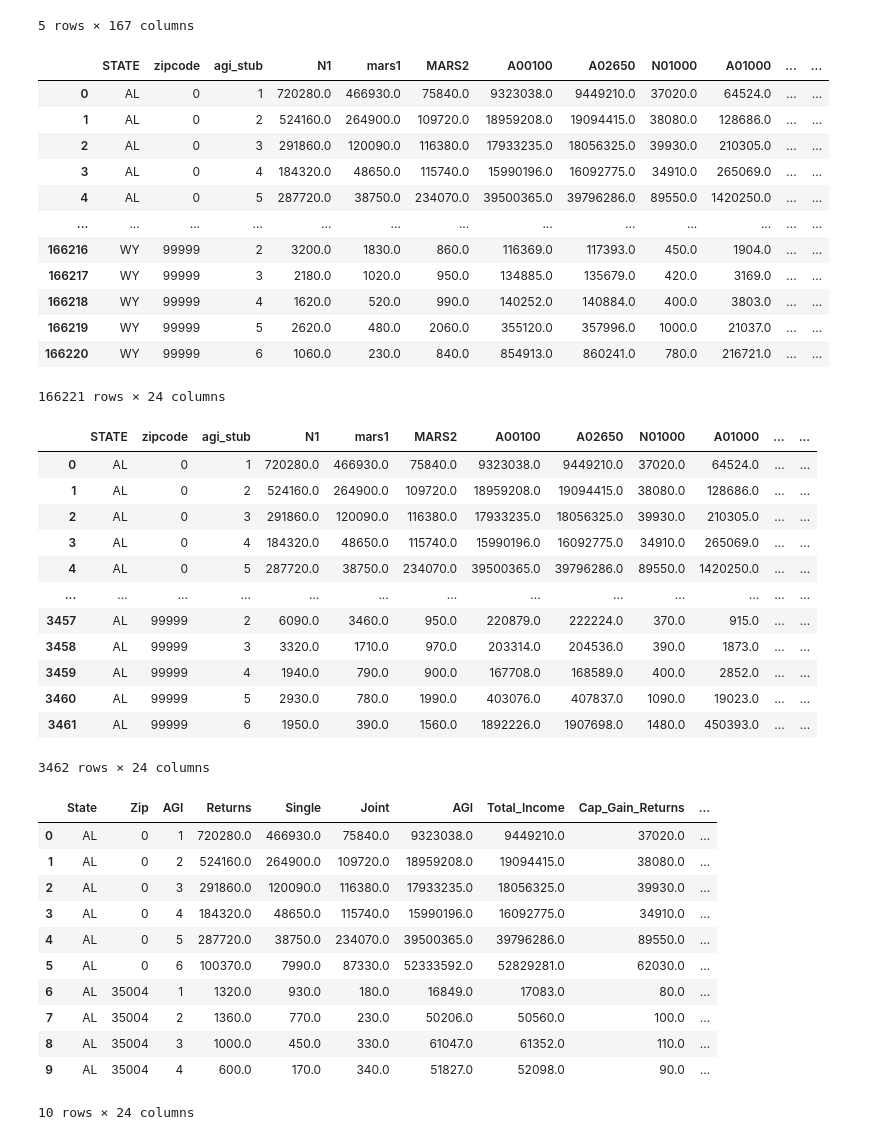
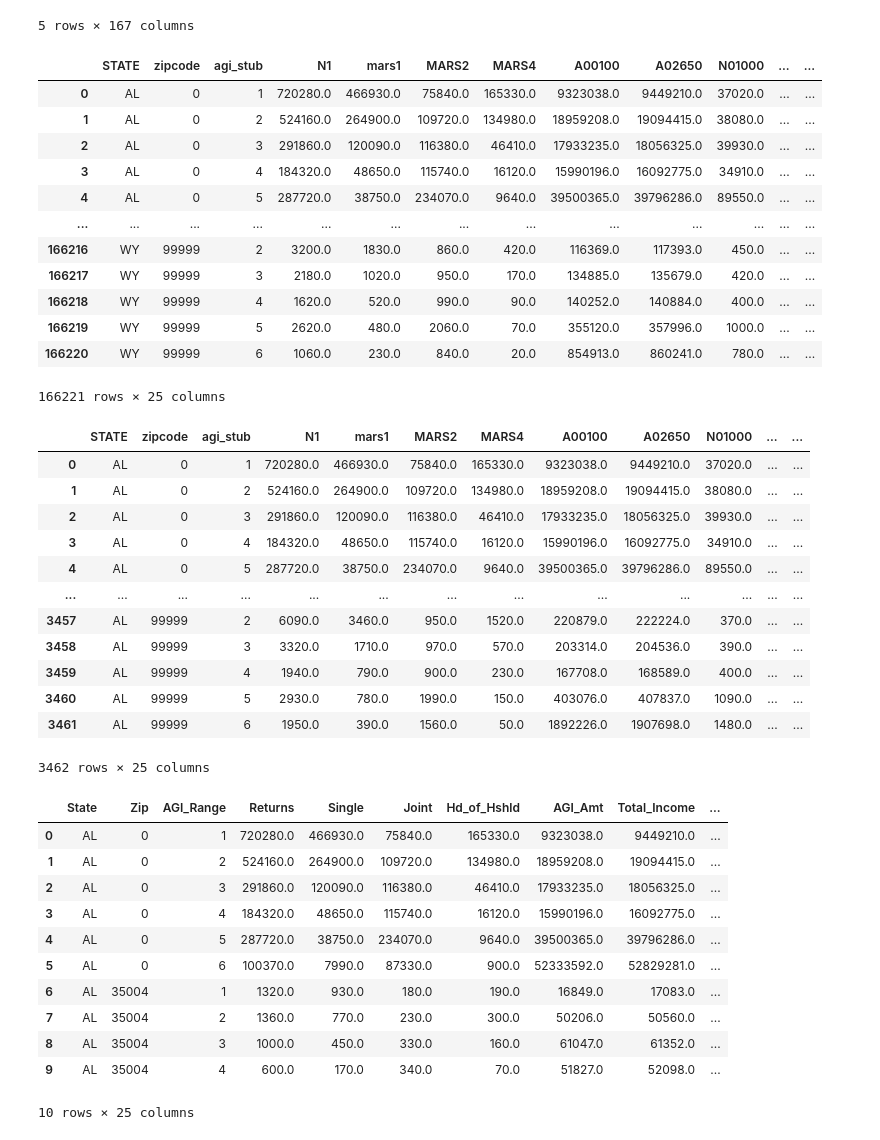
Before and after one commit to HasmigG/TaxAnalysis, a Jupyter notebook: etl_Hasmig.ipynb, the cells around one changed output. Drawn from its saved outputs; the diff is of its cells as text; code cells hidden in the pictures.

```diff
--- a/etl_Hasmig.ipynb
+++ b/etl_Hasmig.ipynb
@@ -13,55 +13,56 @@ df.head()
 5 rows × 167 columns
 # %%
 columns_to_keep = [
-    'STATE', 'zipcode', 'agi_stub', 'N1', 'mars1', 'MARS2',
+    'STATE', 'zipcode', 'agi_stub', 'N1', 'mars1', 'MARS2', 'MARS4',
     'A00100', 'A02650', 'N01000', 'A01000', 'N02910', 'A02910',
     'N04470', 'A04470', 'N17000', 'A17000', 'N18300', 'A18300',
     'N19700', 'A19700', 'N20950', 'A20950', 'N85775', 'A85300'
 ]
 
 df_filtered = df[columns_to_keep]
 df_filtered
 # %% [output]
-|  | STATE | zipcode | agi_stub | N1 | mars1 | MARS2 | A00100 | A02650 | N01000 | A01000 | ... | ... |
-| 0 | AL | 0 | 1 | 720280.0 | 466930.0 | 75840.0 | 9323038.0 | 9449210.0 | 37020.0 | 64524.0 | ... | ... |
-| 1 | AL | 0 | 2 | 524160.0 | 264900.0 | 109720.0 | 18959208.0 | 19094415.0 | 38080.0 | 128686.0 | ... | ... |
-| 2 | AL | 0 | 3 | 291860.0 | 120090.0 | 116380.0 | 17933235.0 | 18056325.0 | 39930.0 | 210305.0 | ... | ... |
-| 3 | AL | 0 | 4 | 184320.0 | 48650.0 | 115740.0 | 15990196.0 | 16092775.0 | 34910.0 | 265069.0 | ... | ... |
-| 4 | AL | 0 | 5 | 287720.0 | 38750.0 | 234070.0 | 39500365.0 | 39796286.0 | 89550.0 | 1420250.0 | ... | ... |
+|  | STATE | zipcode | agi_stub | N1 | mars1 | MARS2 | MARS4 | A00100 | A02650 | N01000 | ... | ... |
+| 0 | AL | 0 | 1 | 720280.0 | 466930.0 | 75840.0 | 165330.0 | 9323038.0 | 9449210.0 | 37020.0 | ... | ... |
+| 1 | AL | 0 | 2 | 524160.0 | 264900.0 | 109720.0 | 134980.0 | 18959208.0 | 19094415.0 | 38080.0 | ... | ... |
+| 2 | AL | 0 | 3 | 291860.0 | 120090.0 | 116380.0 | 46410.0 | 17933235.0 | 18056325.0 | 39930.0 | ... | ... |
+| 3 | AL | 0 | 4 | 184320.0 | 48650.0 | 115740.0 | 16120.0 | 15990196.0 | 16092775.0 | 34910.0 | ... | ... |
+| 4 | AL | 0 | 5 | 287720.0 | 38750.0 | 234070.0 | 9640.0 | 39500365.0 | 39796286.0 | 89550.0 | ... | ... |
 | ... | ... | ... | ... | ... | ... | ... | ... | ... | ... | ... | ... | ... |
-| 166216 | WY | 99999 | 2 | 3200.0 | 1830.0 | 860.0 | 116369.0 | 117393.0 | 450.0 | 1904.0 | ... | ... |
-| 166217 | WY | 99999 | 3 | 2180.0 | 1020.0 | 950.0 | 134885.0 | 135679.0 | 420.0 | 3169.0 | ... | ... |
-| 166218 | WY | 99999 | 4 | 1620.0 | 520.0 | 990.0 | 140252.0 | 140884.0 | 400.0 | 3803.0 | ... | ... |
-| 166219 | WY | 99999 | 5 | 2620.0 | 480.0 | 2060.0 | 355120.0 | 357996.0 | 1000.0 | 21037.0 | ... | ... |
-| 166220 | WY | 99999 | 6 | 1060.0 | 230.0 | 840.0 | 854913.0 | 860241.0 | 780.0 | 216721.0 | ... | ... |
+| 166216 | WY | 99999 | 2 | 3200.0 | 1830.0 | 860.0 | 420.0 | 116369.0 | 117393.0 | 450.0 | ... | ... |
+| 166217 | WY | 99999 | 3 | 2180.0 | 1020.0 | 950.0 | 170.0 | 134885.0 | 135679.0 | 420.0 | ... | ... |
+| 166218 | WY | 99999 | 4 | 1620.0 | 520.0 | 990.0 | 90.0 | 140252.0 | 140884.0 | 400.0 | ... | ... |
+| 166219 | WY | 99999 | 5 | 2620.0 | 480.0 | 2060.0 | 70.0 | 355120.0 | 357996.0 | 1000.0 | ... | ... |
+| 166220 | WY | 99999 | 6 | 1060.0 | 230.0 | 840.0 | 20.0 | 854913.0 | 860241.0 | 780.0 | ... | ... |
-166221 rows × 24 columns
+166221 rows × 25 columns
 # %%
 df_AL = df_filtered.loc[df_filtered['STATE'] == "AL"]
 df_AL
 # %% [output]
-|  | STATE | zipcode | agi_stub | N1 | mars1 | MARS2 | A00100 | A02650 | N01000 | A01000 | ... | ... |
-| 0 | AL | 0 | 1 | 720280.0 | 466930.0 | 75840.0 | 9323038.0 | 9449210.0 | 37020.0 | 64524.0 | ... | ... |
-| 1 | AL | 0 | 2 | 524160.0 | 264900.0 | 109720.0 | 18959208.0 | 19094415.0 | 38080.0 | 128686.0 | ... | ... |
-| 2 | AL | 0 | 3 | 291860.0 | 120090.0 | 116380.0 | 17933235.0 | 18056325.0 | 39930.0 | 210305.0 | ... | ... |
-| 3 | AL | 0 | 4 | 184320.0 | 48650.0 | 115740.0 | 15990196.0 | 16092775.0 | 34910.0 | 265069.0 | ... | ... |
-| 4 | AL | 0 | 5 | 287720.0 | 38750.0 | 234070.0 | 39500365.0 | 39796286.0 | 89550.0 | 1420250.0 | ... | ... |
+|  | STATE | zipcode | agi_stub | N1 | mars1 | MARS2 | MARS4 | A00100 | A02650 | N01000 | ... | ... |
+| 0 | AL | 0 | 1 | 720280.0 | 466930.0 | 75840.0 | 165330.0 | 9323038.0 | 9449210.0 | 37020.0 | ... | ... |
+| 1 | AL | 0 | 2 | 524160.0 | 264900.0 | 109720.0 | 134980.0 | 18959208.0 | 19094415.0 | 38080.0 | ... | ... |
+| 2 | AL | 0 | 3 | 291860.0 | 120090.0 | 116380.0 | 46410.0 | 17933235.0 | 18056325.0 | 39930.0 | ... | ... |
+| 3 | AL | 0 | 4 | 184320.0 | 48650.0 | 115740.0 | 16120.0 | 15990196.0 | 16092775.0 | 34910.0 | ... | ... |
+| 4 | AL | 0 | 5 | 287720.0 | 38750.0 | 234070.0 | 9640.0 | 39500365.0 | 39796286.0 | 89550.0 | ... | ... |
 | ... | ... | ... | ... | ... | ... | ... | ... | ... | ... | ... | ... | ... |
-| 3457 | AL | 99999 | 2 | 6090.0 | 3460.0 | 950.0 | 220879.0 | 222224.0 | 370.0 | 915.0 | ... | ... |
-| 3458 | AL | 99999 | 3 | 3320.0 | 1710.0 | 970.0 | 203314.0 | 204536.0 | 390.0 | 1873.0 | ... | ... |
-| 3459 | AL | 99999 | 4 | 1940.0 | 790.0 | 900.0 | 167708.0 | 168589.0 | 400.0 | 2852.0 | ... | ... |
-| 3460 | AL | 99999 | 5 | 2930.0 | 780.0 | 1990.0 | 403076.0 | 407837.0 | 1090.0 | 19023.0 | ... | ... |
-| 3461 | AL | 99999 | 6 | 1950.0 | 390.0 | 1560.0 | 1892226.0 | 1907698.0 | 1480.0 | 450393.0 | ... | ... |
+| 3457 | AL | 99999 | 2 | 6090.0 | 3460.0 | 950.0 | 1520.0 | 220879.0 | 222224.0 | 370.0 | ... | ... |
+| 3458 | AL | 99999 | 3 | 3320.0 | 1710.0 | 970.0 | 570.0 | 203314.0 | 204536.0 | 390.0 | ... | ... |
+| 3459 | AL | 99999 | 4 | 1940.0 | 790.0 | 900.0 | 230.0 | 167708.0 | 168589.0 | 400.0 | ... | ... |
+| 3460 | AL | 99999 | 5 | 2930.0 | 780.0 | 1990.0 | 150.0 | 403076.0 | 407837.0 | 1090.0 | ... | ... |
+| 3461 | AL | 99999 | 6 | 1950.0 | 390.0 | 1560.0 | 50.0 | 1892226.0 | 1907698.0 | 1480.0 | ... | ... |
-3462 rows × 24 columns
+3462 rows × 25 columns
 # %%
 # Dictionary mapping original column names to shorter names
 short_column_names = {
     'STATE': 'State',
     'zipcode': 'Zip',
-    'agi_stub': 'AGI',
+    'agi_stub': 'AGI_Range',
     'N1': 'Returns',
     'mars1': 'Single',
     'MARS2': 'Joint',
-    'A00100': 'AGI',
+    'MARS4': 'Hd_of_Hshld',
+    'A00100': 'AGI_Amt',
     'A02650': 'Total_Income',
     'N01000': 'Cap_Gain_Returns',
     'A01000': 'Cap_Gain_Amt',
@@ -87,15 +88,15 @@ df_short_names = df_AL.rename(columns=short_column_names)
 # Now df_short_names contains columns with shorter names
 df_short_names.head(10)
 # %% [output]
-|  | State | Zip | AGI | Returns | Single | Joint | AGI | Total_Income | Cap_Gain_Returns | ... |
-| 0 | AL | 0 | 1 | 720280.0 | 466930.0 | 75840.0 | 9323038.0 | 9449210.0 | 37020.0 | ... |
-| 1 | AL | 0 | 2 | 524160.0 | 264900.0 | 109720.0 | 18959208.0 | 19094415.0 | 38080.0 | ... |
-| 2 | AL | 0 | 3 | 291860.0 | 120090.0 | 116380.0 | 17933235.0 | 18056325.0 | 39930.0 | ... |
-| 3 | AL | 0 | 4 | 184320.0 | 48650.0 | 115740.0 | 15990196.0 | 16092775.0 | 34910.0 | ... |
-| 4 | AL | 0 | 5 | 287720.0 | 38750.0 | 234070.0 | 39500365.0 | 39796286.0 | 89550.0 | ... |
-| 5 | AL | 0 | 6 | 100370.0 | 7990.0 | 87330.0 | 52333592.0 | 52829281.0 | 62030.0 | ... |
-| 6 | AL | 35004 | 1 | 1320.0 | 930.0 | 180.0 | 16849.0 | 17083.0 | 80.0 | ... |
-| 7 | AL | 35004 | 2 | 1360.0 | 770.0 | 230.0 | 50206.0 | 50560.0 | 100.0 | ... |
-| 8 | AL | 35004 | 3 | 1000.0 | 450.0 | 330.0 | 61047.0 | 61352.0 | 110.0 | ... |
-| 9 | AL | 35004 | 4 | 600.0 | 170.0 | 340.0 | 51827.0 | 52098.0 | 90.0 | ... |
+|  | State | Zip | AGI_Range | Returns | Single | Joint | Hd_of_Hshld | AGI_Amt | Total_Income | ... |
+| 0 | AL | 0 | 1 | 720280.0 | 466930.0 | 75840.0 | 165330.0 | 9323038.0 | 9449210.0 | ... |
+| 1 | AL | 0 | 2 | 524160.0 | 264900.0 | 109720.0 | 134980.0 | 18959208.0 | 19094415.0 | ... |
+| 2 | AL | 0 | 3 | 291860.0 | 120090.0 | 116380.0 | 46410.0 | 17933235.0 | 18056325.0 | ... |
+| 3 | AL | 0 | 4 | 184320.0 | 48650.0 | 115740.0 | 16120.0 | 15990196.0 | 16092775.0 | ... |
+| 4 | AL | 0 | 5 | 287720.0 | 38750.0 | 234070.0 | 9640.0 | 39500365.0 | 39796286.0 | ... |
+| 5 | AL | 0 | 6 | 100370.0 | 7990.0 | 87330.0 | 900.0 | 52333592.0 | 52829281.0 | ... |
+| 6 | AL | 35004 | 1 | 1320.0 | 930.0 | 180.0 | 190.0 | 16849.0 | 17083.0 | ... |
+| 7 | AL | 35004 | 2 | 1360.0 | 770.0 | 230.0 | 300.0 | 50206.0 | 50560.0 | ... |
+| 8 | AL | 35004 | 3 | 1000.0 | 450.0 | 330.0 | 160.0 | 61047.0 | 61352.0 | ... |
+| 9 | AL | 35004 | 4 | 600.0 | 170.0 | 340.0 | 70.0 | 51827.0 | 52098.0 | ... |
-10 rows × 24 columns
+10 rows × 25 columns
```
Also changed, not shown: parts of 5 cells of this notebook.
